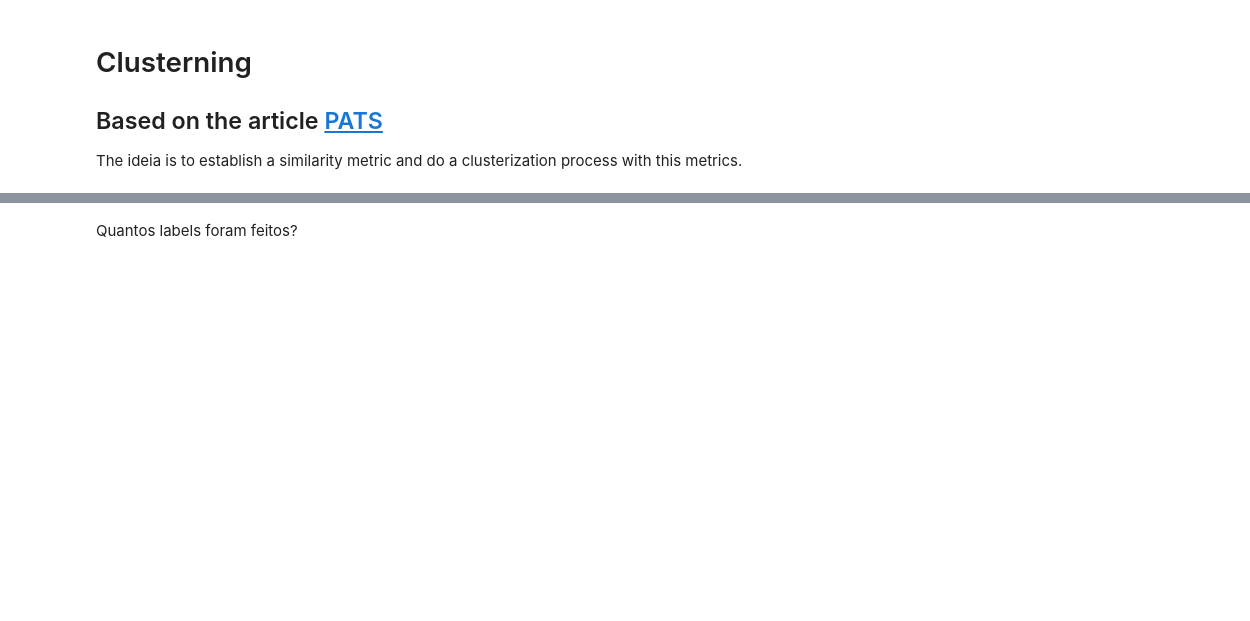
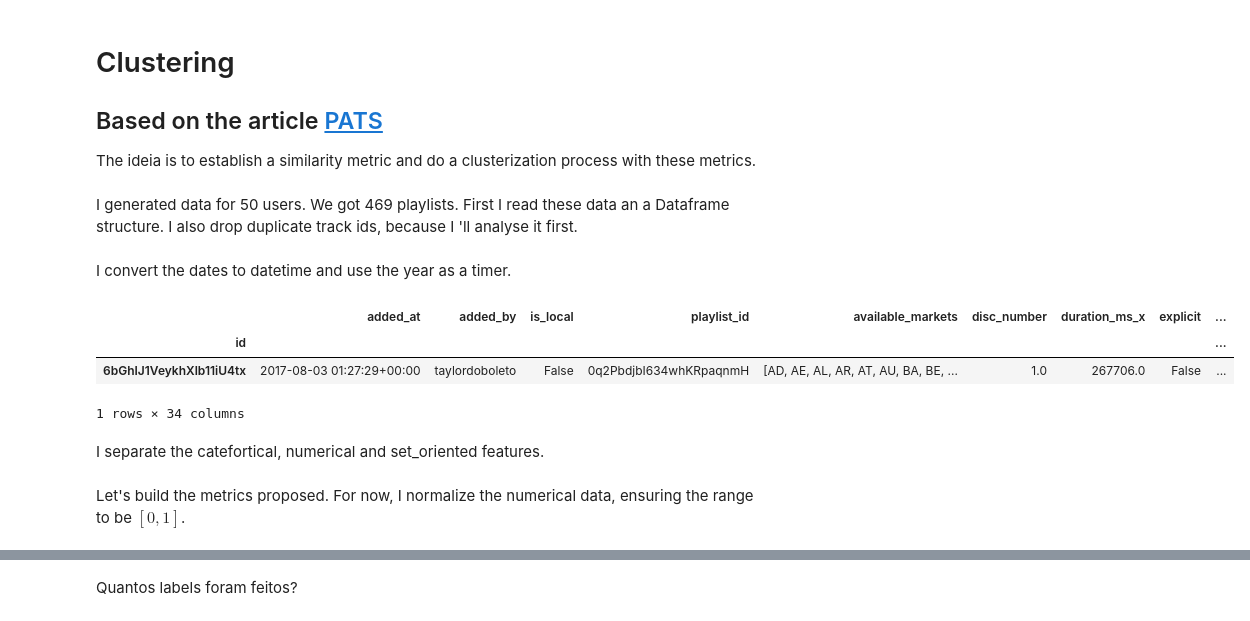
Before and after one commit to lucasresck/espotifai, a Jupyter notebook: notebooks/clustering_pats.ipynb, the cells around one changed output, grey strips where cells are left out. Saved outputs shown, nothing was run; the diff lists cells and outputs as text; code cells hidden in the pictures; blank space fills up the shorter version.

```diff
--- a/notebooks/clustering_pats.ipynb
+++ b/notebooks/clustering_pats.ipynb
@@ -1,7 +1,7 @@
 # %% [markdown]
-# Clusterning
+# Clustering
 
 ## Based on the article [PATS](http://ismir2002.ircam.fr/proceedings/OKPROC02-FP07-4.pdf)
 
-The ideia is to establish a similarity metric and do a clusterization process with this metrics.
+The ideia is to establish a similarity metric and do a clusterization process with these metrics.
 # %%
@@ -12,5 +17,7 @@ from sklearn.metrics import pairwise_distances
 from seaborn import heatmap
 import matplotlib.pyplot as plt
+# %% [markdown]
+I generated data for 50 users. We got 469 playlists. First I read these data an a Dataframe structure. I also drop duplicate track ids, because I 'll analyse it first.
 # %%
 tracks = pd.read_pickle('../data/sp_tracks_ready_469.pkl')
 playlists = pd.read_pickle('../data/sp_playlists.pkl')
@@ -18,10 +25,20 @@ audio_features = pd.read_pickle('../data/sp_audio_features.pkl')
 
 tracks.drop_duplicates('id', inplace = True)
 tracks = tracks.merge(audio_features, on = 'id')
+# %% [markdown]
+I convert the dates to datetime and use the year as a timer.
 # %%
 tracks['album_release_date'] = tracks['album_release_date'].apply(pd.to_datetime)
 tracks['years'] = tracks['album_release_date'].apply(lambda x: x.year + x.month/12 + x.day/365)
 tracks.set_index('id', inplace = True)
+tracks.sample()
+# %% [output]
+|  | added_at | added_by | is_local | playlist_id | available_markets | disc_number | duration_ms_x | explicit | ... |
+| id |  |  |  |  |  |  |  |  | ... |
+| 6bGhIJ1VeykhXlb11iU4tx | 2017-08-03 01:27:29+00:00 | taylordoboleto | False | 0q2PbdjbI634whKRpaqnmH | [AD, AE, AL, AR, AT, AU, BA, BE, ... | 1.0 | 267706.0 | False | ... |
+1 rows × 34 columns
+# %% [markdown]
+I separate the catefortical, numerical and set_oriented features.
 # %%
 features_categorical =  ['explicit', 'album_type', 'album_id', 'key', 'mode', 'time_signature']
 features_numerical = ['duration_ms_x', 'popularity', 'danceability', 'energy', 'loudness', 'speechiness', 'acousticness',
@@ -34,0 +54,2 @@ features.extend(features_set_oriented)
+# %% [markdown]
+Let's build the metrics proposed. For now, I normalize the numerical data, ensuring the range to be $[0,1]$.
```
Also changed, not shown: parts of 22 cells of this notebook.
